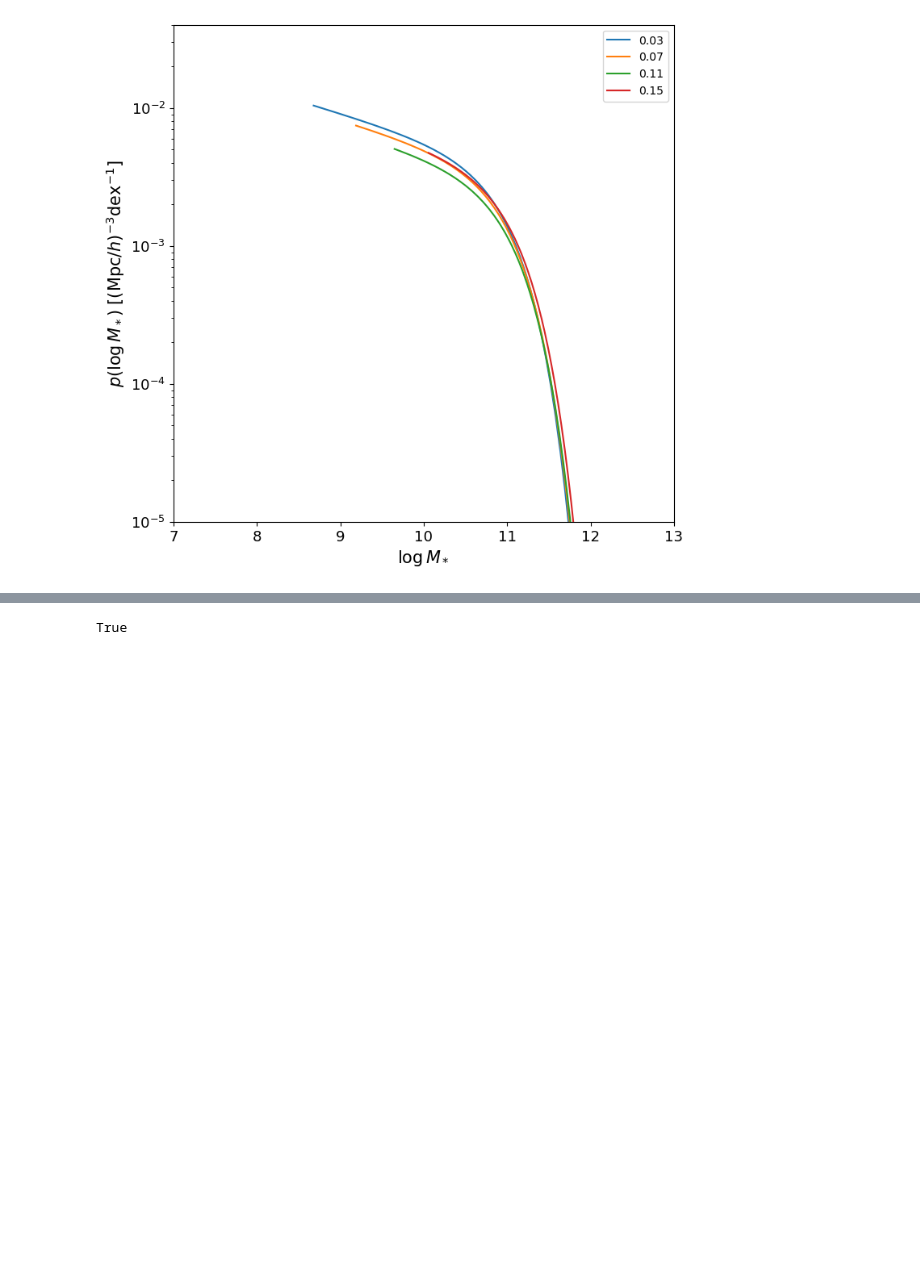
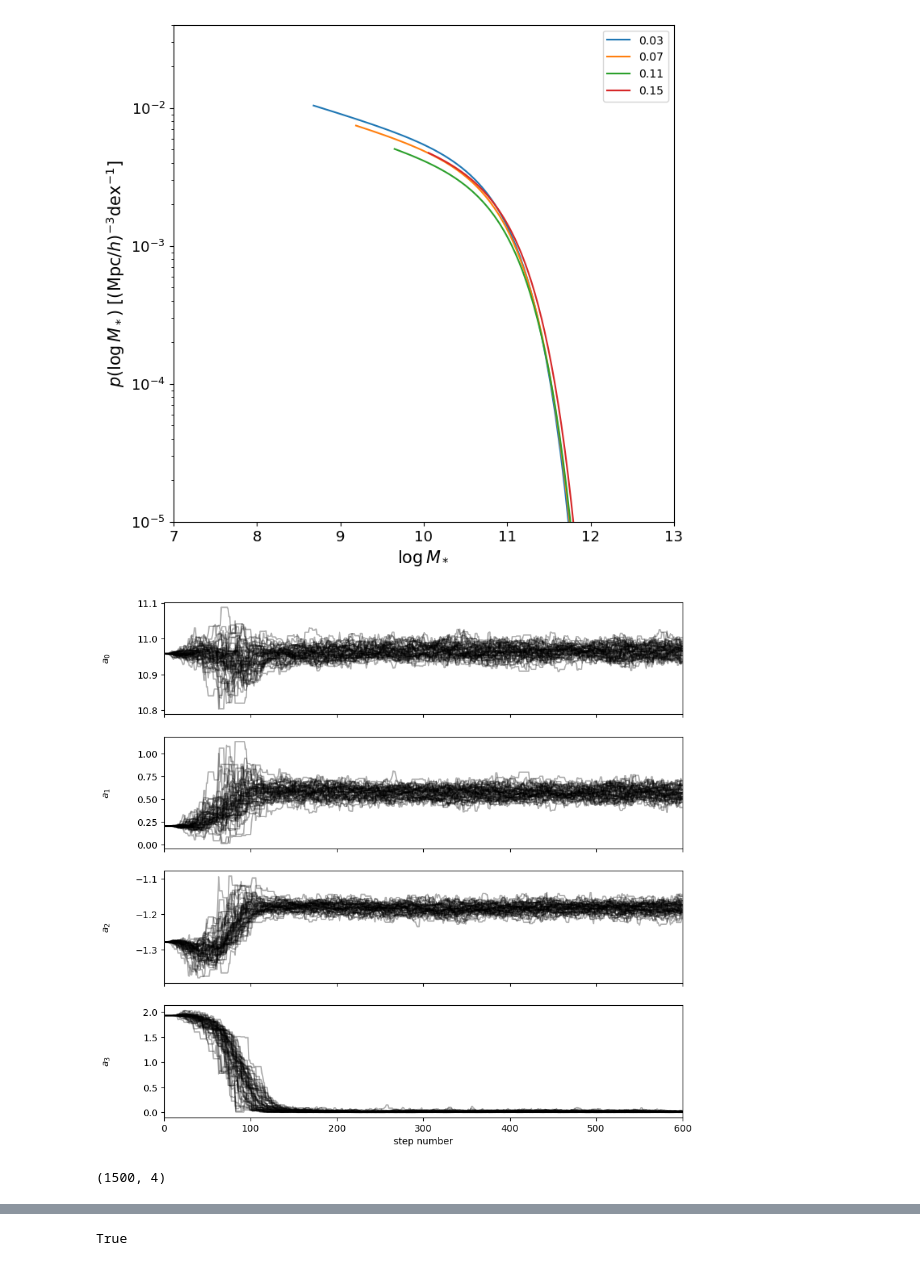
Before and after one commit to fedehope/zSMF, a Jupyter notebook: nb/test.ipynb, the cells around one changed output, grey strips where cells are left out. Drawn from its saved outputs; the diff is of its cells as text; code cells hidden in the pictures; blank space fills up the shorter version.

Commit message:
starting a new plot in plotter

```diff
--- a/nb/test.ipynb
+++ b/nb/test.ipynb
@@ -155,3 +155,11 @@ for i, zmin, zmax, z0 in zip(range(9), zmins, zmaxs, zmins + (zmaxs - zmins)/2.)
 plt.show()
 # %% [output]
 [figure]
+# %%
+plotter.plot_emcee_samples()
+# %% [output]
+[figure, added]
+# %%
+emcee_run.flat_samples
+# %% [output]
+(1500, 4)
```
Also changed, not shown: parts of 2 cells of this notebook, 2 other files.
